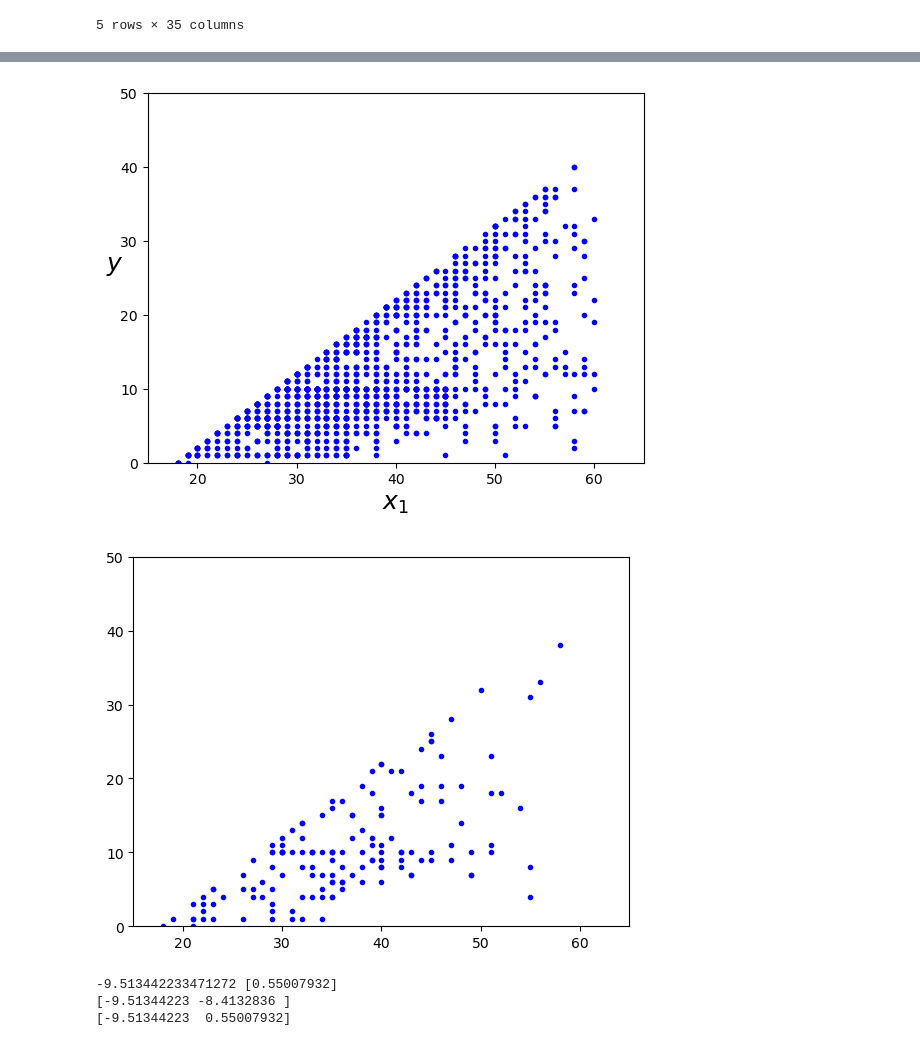
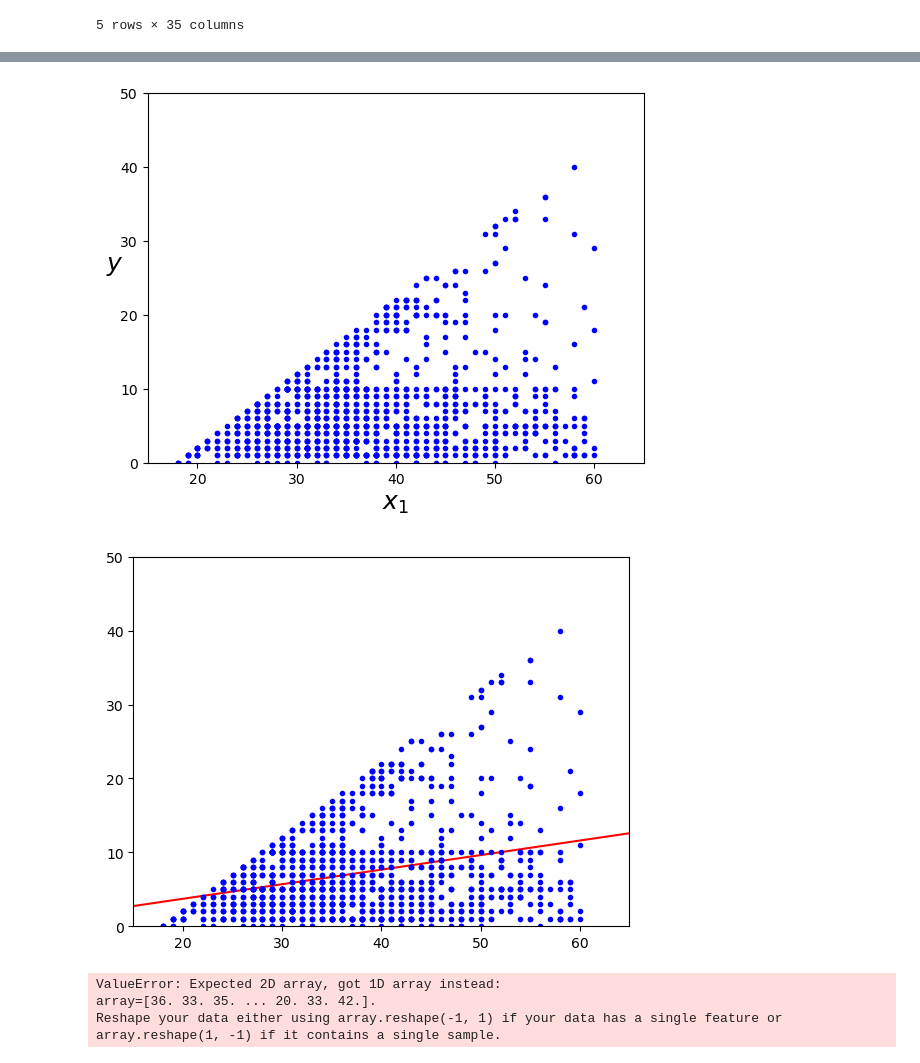
Before and after one commit to Darcinn/F21DL, a Jupyter notebook: Notebooks/Lab 2/lab8.ipynb, the cells around one changed output, grey strips where cells are left out. Saved outputs shown, nothing was run; the diff lists cells and outputs as text; code cells hidden in the pictures.

```diff
--- a/Notebooks/Lab 2/lab8.ipynb
+++ b/Notebooks/Lab 2/lab8.ipynb
@@ -865,35 +864,40 @@ weighted avg       0.03      0.11      0.05      1323
 # %%
+employees['Age']=employees['Age'].astype('category')
+employees['YearsAtCompany']=employees['YearsAtCompany'].astype('category')
+X_train, X_test, y_train, y_test = train_test_split(
+    employees['Age'], employees['YearsAtCompany'], random_state=0, test_size=0.8)
+
 plt.plot(X_test, y_test, "b.")
 plt.xlabel("$x_1$", fontsize=18)
 plt.ylabel("$y$", rotation=0, fontsize=18)
 plt.axis([15, 65, 0, 50])
 plt.show()
 # %% [output]
-[figure, old version]
+[figure, new version]
 # %%
-X_b = np.c_[np.ones((147, 1)), X_train]  # add x0 = 1 to each instance
-theta_best = np.linalg.inv(X_b.T.dot(X_b)).dot(X_b.T).dot(y_train)
-X_new = np.array([[0], [2]])
+X_b = np.c_[np.ones((len(X_test), 1)), X_test]  # add x0 = 1 to each instance
+theta_best = np.linalg.inv(X_b.T.dot(X_b)).dot(X_b.T).dot(y_test)
+X_new = np.array([[15], [65]])
 X_new_b = np.c_[np.ones((2, 1)), X_new]  # add x0 = 1 to each instance
 y_predict = X_new_b.dot(theta_best)
 plt.plot(X_new, y_predict, "r-")
-plt.plot(X_train, y_train, "b.")
+plt.plot(X_test, y_test, "b.")
 plt.axis([15, 65, 0, 50])
 plt.show()
 # %% [output]
-[figure, old version]
+[figure, new version]
 # %%
 from sklearn.linear_model import LinearRegression
 
 lin_reg = LinearRegression()
-lin_reg.fit(X_train, y_train)
+lin_reg.fit(X_test, y_test)
 print(lin_reg.intercept_, lin_reg.coef_)
 X_new = np.array([[0], [2]])
 X_new_b = np.c_[np.ones((2, 1)), X_new]
 print(lin_reg.predict(X_new))
-theta_best_svd, residuals, rank, s = np.linalg.lstsq(X_b, y_train, rcond=1e-6)
+theta_best_svd, residuals, rank, s = np.linalg.lstsq(X_b, y_test, rcond=1e-6)
 print(theta_best_svd)
 # %% [output]
--9.513442233471272 [0.55007932]
-[-9.51344223 -8.4132836 ]
-[-9.51344223  0.55007932]
+ValueError: Expected 2D array, got 1D array instead:
+array=[36. 33. 35. ... 20. 33. 42.].
+Reshape your data either using array.reshape(-1, 1) if your data has a single feature or array.reshape(1, -1) if it contains a single sample.
```
Also changed, not shown: parts of 14 cells of this notebook.
